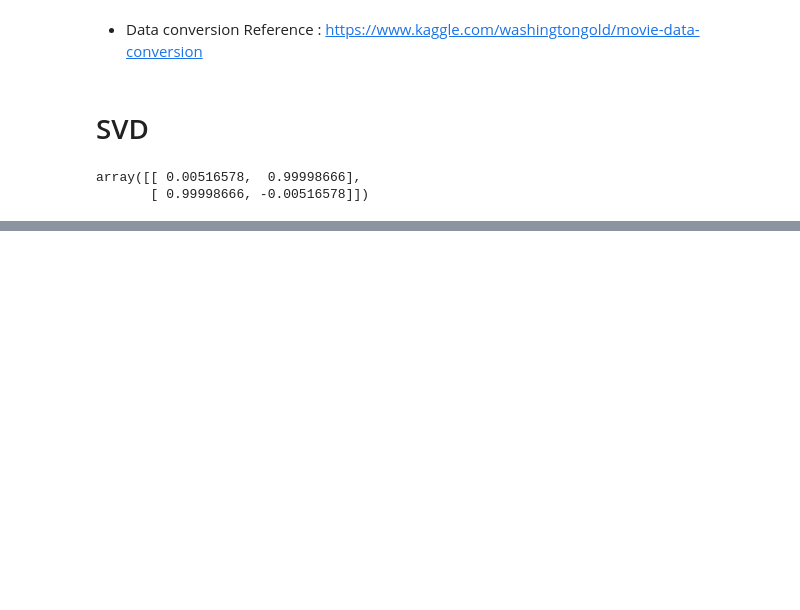
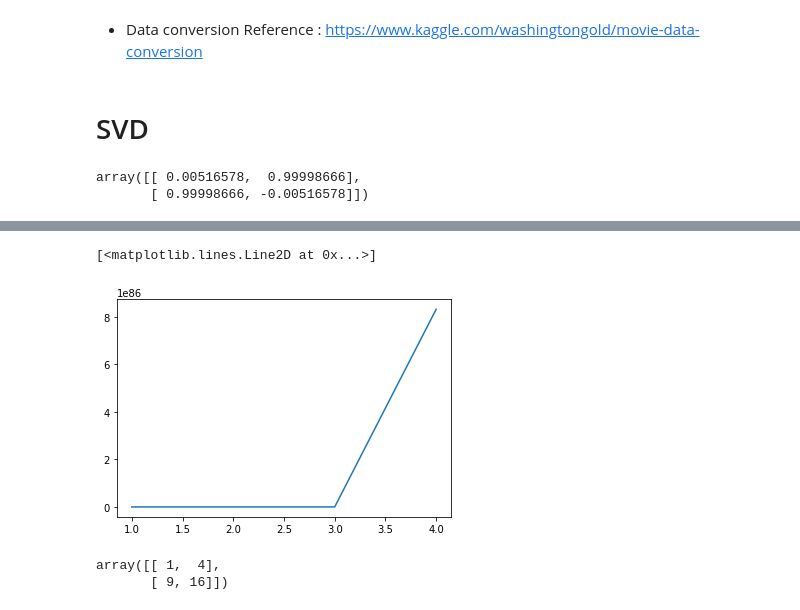
Before and after one commit to adarshX/Recommendation-systems-Implementation, a Jupyter notebook: Matrix Factorization/Matrix_Factorization.ipynb, the cells around one changed output, grey strips where cells are left out. Drawn from its saved outputs; the diff is of its cells as text; code cells hidden in the pictures; blank space fills up the shorter version.

Commit message:
Gradient descent

```diff
--- a/Matrix Factorization/Matrix_Factorization.ipynb
+++ b/Matrix Factorization/Matrix_Factorization.ipynb
@@ -246,0 +298,42 @@ array([[ 0.00516578,  0.99998666],
+# %%
+# Gradient Descent on  cost function on "toy dataset"
+alpha = 0.8
+epochs = 10
+
+rmse = []
+ep = []
+
+R = [
+     [5,3,0,1],
+     [4,0,0,1],
+     [1,1,0,5],
+     [1,0,0,4],
+     [0,1,5,4],
+    ]
+
+R = numpy.array(R)
+N = len(R)
+M = len(R[0])
+K = 2
+
+P = numpy.random.rand(N,K)
+Q = numpy.random.rand(K,M)
+
+
+
+for i in range(0,epochs):
+  e = R - np.matmul(P,Q)
+
+  del1 = (lam * P) - np.matmul(e,Q.T)
+  del2 = (lam * Q) - np.matmul(P.T,e)
+
+  P = P - (alpha * del1)
+  Q = Q - (alpha * del2)
+
+  print("P shape : " , P.shape)
+  print("Q shape : " , Q.shape)
+
+  r = np.sqrt( np.mean(e**2) )
+  ep.append(i+1)
+  rmse.append(r)
+  print(" epoch " , i+1 , " --> rmse = " , r )
@@ -246,0 +402,14 @@ array([[ 0.00516578,  0.99998666],
+# %%
+# rmse vs epoch plot
+plt.plot(ep , rmse)
+# %% [output]
+[<matplotlib.lines.Line2D at 0x...>]
+[figure, added]
+# %%
+## Testing
+m = [[1,2] , [3,4]]
+ans = numpy.square(m)
+ans
+# %% [output]
+array([[ 1,  4],
+       [ 9, 16]])
```
Also changed, not shown: parts of 13 cells of this notebook.
